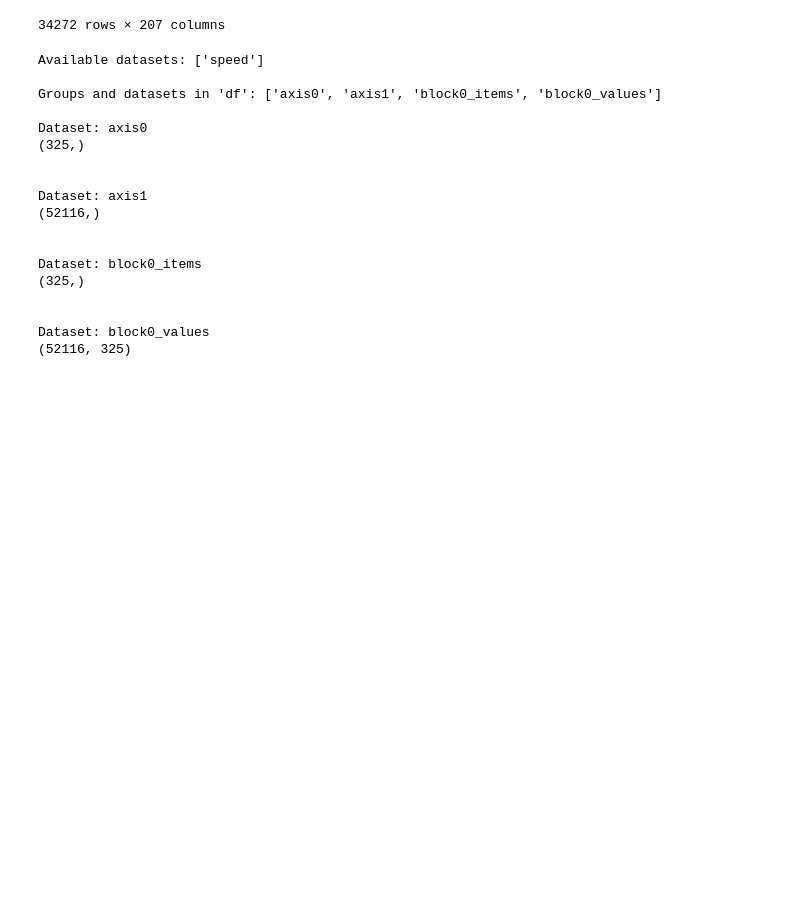
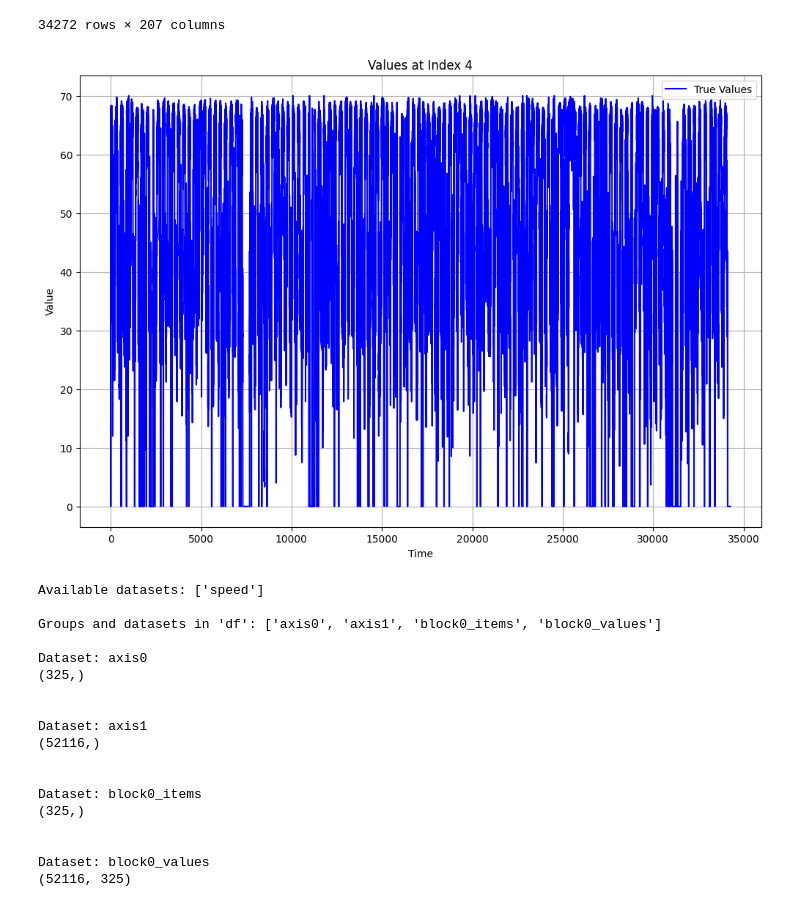
Before and after one commit to Shintaro0105/STdata_prediction, a Jupyter notebook: src/LGnet/vis_data.ipynb, the cells around one changed output. Cells and saved outputs as stored; diff of their text form; code cells hidden in the pictures; blank space fills up the shorter version.

```diff
--- a/src/LGnet/vis_data.ipynb
+++ b/src/LGnet/vis_data.ipynb
@@ -137,6 +139,10 @@ df
 | 1340841000000000000 | 66.750000 | 62.250000 | 66.000000 | 59.625000 | 0.000000 | 53.000000 | 64.285714 | 64.125000 | 60.875000 | ... |
 | 1340841300000000000 | 65.111111 | 66.888889 | 66.777778 | 61.222222 | 0.000000 | 49.555556 | 65.777778 | 65.111111 | 63.000000 | ... |
 34272 rows × 207 columns
+# %%
+plot_praph(df, 4)
+# %% [output]
+[figure, added]
 # %%
 # ファイルのパス
 file_path = '/workspaces/STdata_prediction/src/LGnet/input/pems-bay.h5'
```
Also changed, not shown: parts of 7 cells of this notebook, 7 other files.
